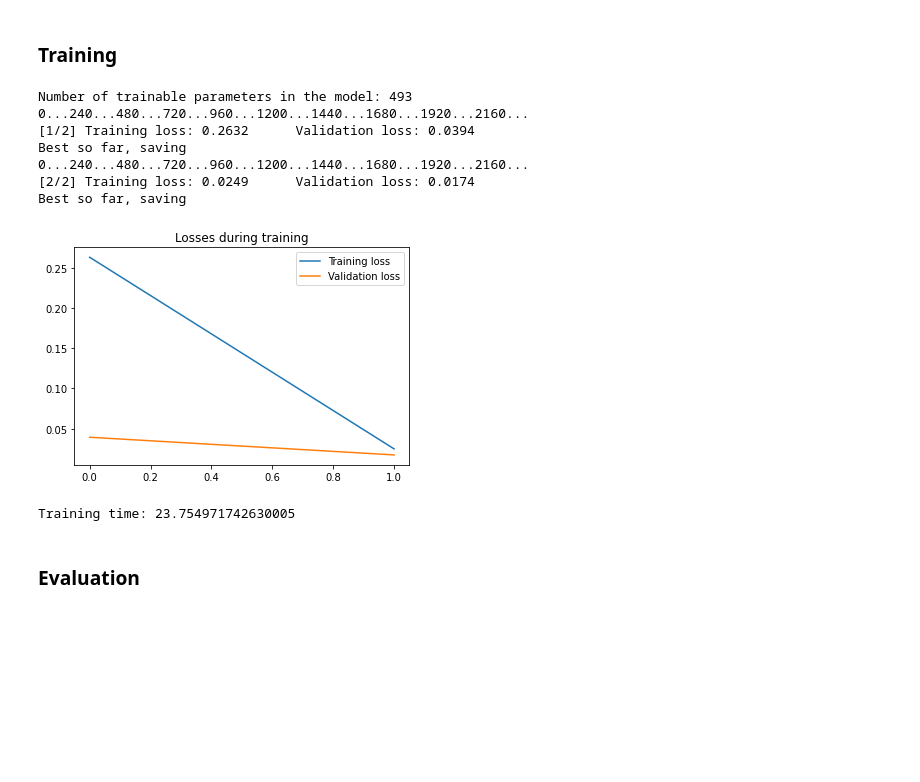
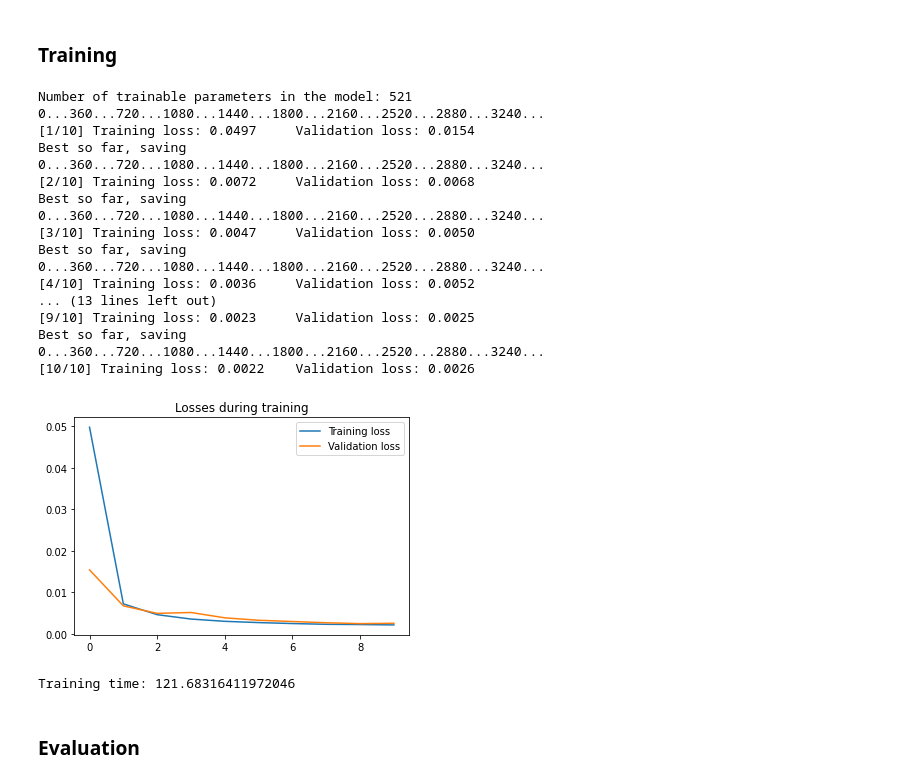
Before and after one commit to javier-eguiluz/Project_DS_IceCube_RNN, a Jupyter notebook: RNN_based_classification.ipynb, the cells around one changed output. Drawn from its saved outputs; the diff is of its cells as text; code cells hidden in the pictures; blank space fills up the shorter version.

```diff
--- a/RNN_based_classification.ipynb
+++ b/RNN_based_classification.ipynb
@@ -204,13 +275,7 @@ Total signal events: 20100 Total noise events: 119900
 # %%
-import ast
-
-df = pd.read_csv("/content/gdrive/MyDrive/Colab Notebooks/result_1CH_100.csv")
-df = df.sort_values("Parameters")
+df = read_results("/content/gdrive/MyDrive/Colab Notebooks/result_1CH_100.csv")
 for i in range(len(df)):
-    if i != 2:
-      a = np.array(ast.literal_eval(df.iloc[i].ns))
-      b = np.array(ast.literal_eval(df.iloc[i].nr))
-      plt.plot(a, b, label=df.iloc[i].Parameters)
+    plt.plot(df.iloc[i].ns, df.iloc[i].nr, label=df.iloc[i].Parameters)
 plt.xlim((0.92, 1.0))
 plt.xlabel("Signal efficiency")
 plt.ylabel("log10(noise reduction)")
@@ -301,5 +324,5 @@ def create_continuous_input(signal_events, noise_events, start_signal=40, end_si
 # %%
-X_data, y_data = create_continuous_input(signal, noise, start_signal=40, end_signal=80)
+X_data, y_data = create_continuous_input(signal, noise, start_event=40, end_event=80)
 # %% [output]
 Input shape: (99997, 1, 100) (600000, 1, 100)
 Series size: 699997 1 100
@@ -698,25 +799,35 @@ Test: (119999, 5, 256), range [-1024.561422734213, 941.9465176648933]
 # %%
 n_features = 5
 output_dim = 1
-hidden_size = 6
-n_hidden = 2
-dropout = 0.1
+hidden_size = 10
+n_hidden = 1
+dropout = 0.0
 
 model = Model_GRU(n_features, 1, hidden_size, n_hidden, dropout, device)
 print("\nNumber of trainable parameters in the model:", sum(p.numel() for p in model.parameters() if p.requires_grad))
 t0 = time.time()
-best_model = cl5.train(model, n_features=n_features, n_epochs=20, lr=0.002, batch_size=100)
+best_model = cl5.train(model, n_features=n_features, n_epochs=10, lr=0.002, batch_size=100)
 print("Training time:", time.time() - t0)
 # %% [output]
-Number of trainable parameters in the model: 493
-0...240...480...720...960...1200...1440...1680...1920...2160...
-[1/2] Training loss: 0.2632      Validation loss: 0.0394
+Number of trainable parameters in the model: 521
+0...360...720...1080...1440...1800...2160...2520...2880...3240...
+[1/10] Training loss: 0.0497     Validation loss: 0.0154
 Best so far, saving
-0...240...480...720...960...1200...1440...1680...1920...2160...
-[2/2] Training loss: 0.0249      Validation loss: 0.0174
+0...360...720...1080...1440...1800...2160...2520...2880...3240...
+[2/10] Training loss: 0.0072     Validation loss: 0.0068
 Best so far, saving
+0...360...720...1080...1440...1800...2160...2520...2880...3240...
+[3/10] Training loss: 0.0047     Validation loss: 0.0050
+Best so far, saving
+0...360...720...1080...1440...1800...2160...2520...2880...3240...
+[4/10] Training loss: 0.0036     Validation loss: 0.0052
+... (13 lines left out)
+[9/10] Training loss: 0.0023     Validation loss: 0.0025
+Best so far, saving
+0...360...720...1080...1440...1800...2160...2520...2880...3240...
+[10/10] Training loss: 0.0022    Validation loss: 0.0026
-[figure, old version]
+[figure, new version]
-Training time: 23.754971742630005
+Training time: 121.68316411972046
 # %% [markdown]
 ### Evaluation
 # %%
```
Also changed, not shown: parts of 59 cells of this notebook, 1 other file.
